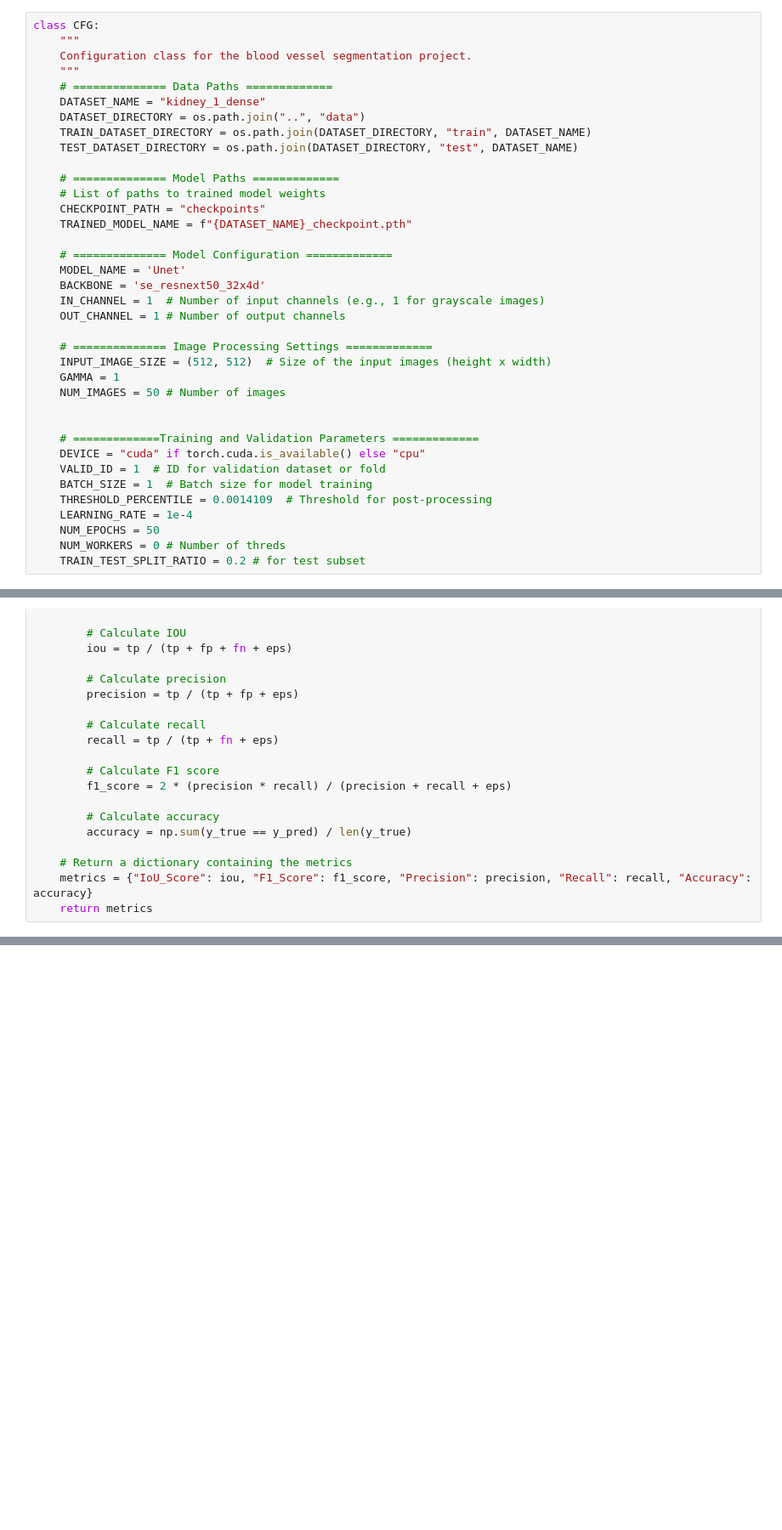
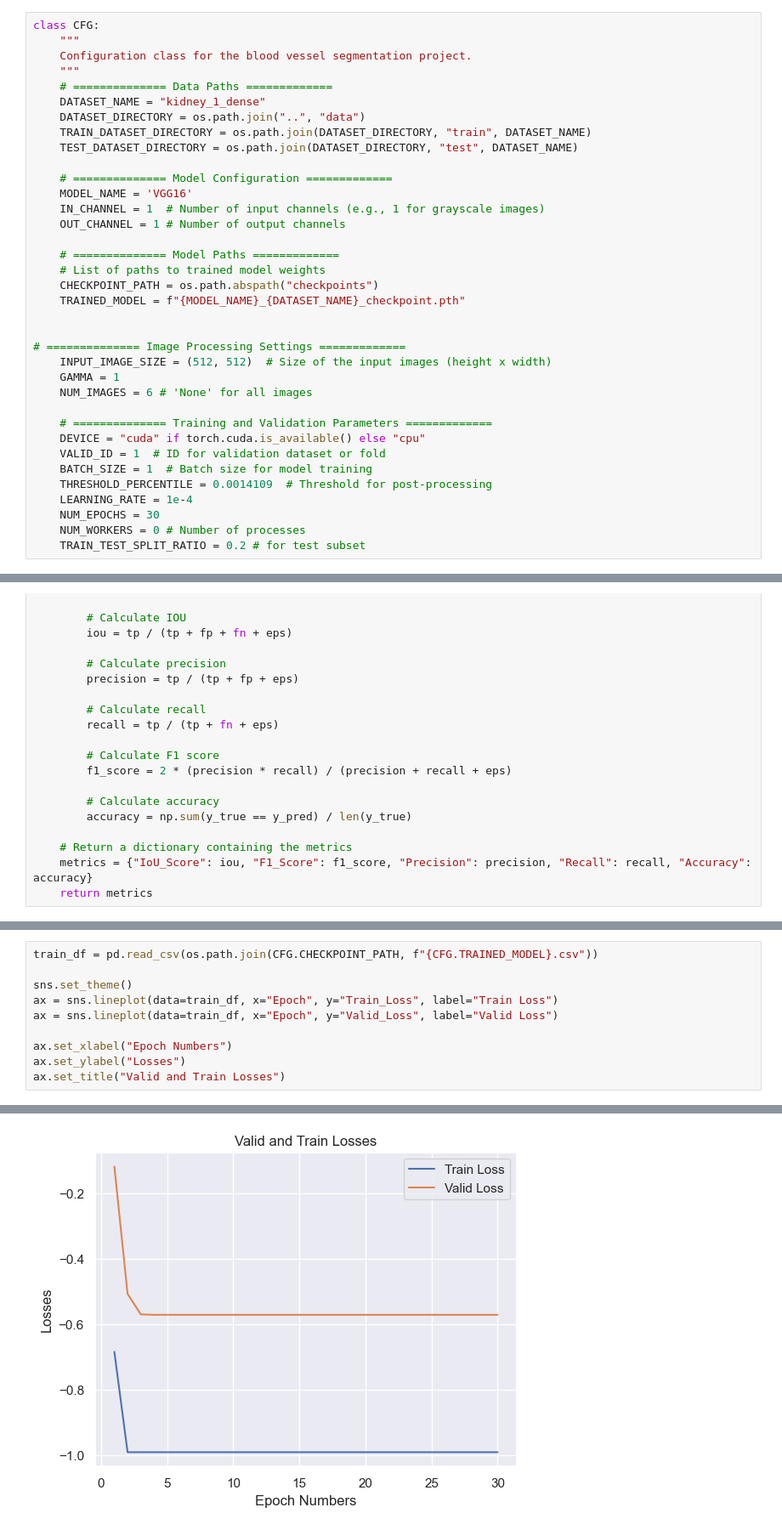
Before and after one commit to Kaggler-uofa/jin, a Jupyter notebook: dataset.ipynb, the cells around one changed output, grey strips where cells are left out. Shown at 85% size. Cells and saved outputs as stored; diff of their text form; blank space fills up the shorter version.

Commit message:
update train

```diff
--- a/dataset.ipynb
+++ b/dataset.ipynb
@@ -33,31 +34,30 @@ class CFG:
     TRAIN_DATASET_DIRECTORY = os.path.join(DATASET_DIRECTORY, "train", DATASET_NAME)
     TEST_DATASET_DIRECTORY = os.path.join(DATASET_DIRECTORY, "test", DATASET_NAME)
 
-    # ============== Model Paths =============
-    # List of paths to trained model weights
-    CHECKPOINT_PATH = "checkpoints"
-    TRAINED_MODEL_NAME = f"{DATASET_NAME}_checkpoint.pth"
-
     # ============== Model Configuration =============
-    MODEL_NAME = 'Unet'
-    BACKBONE = 'se_resnext50_32x4d'
+    MODEL_NAME = 'VGG16'
     IN_CHANNEL = 1  # Number of input channels (e.g., 1 for grayscale images)
     OUT_CHANNEL = 1 # Number of output channels
 
-    # ============== Image Processing Settings =============
+    # ============== Model Paths =============
+    # List of paths to trained model weights
+    CHECKPOINT_PATH = os.path.abspath("checkpoints")
+    TRAINED_MODEL = f"{MODEL_NAME}_{DATASET_NAME}_checkpoint.pth"
+
+
+# ============== Image Processing Settings =============
     INPUT_IMAGE_SIZE = (512, 512)  # Size of the input images (height x width)
     GAMMA = 1
-    NUM_IMAGES = 50 # Number of images
+    NUM_IMAGES = 6 # 'None' for all images
 
-
-    # =============Training and Validation Parameters =============
+    # ============== Training and Validation Parameters =============
     DEVICE = "cuda" if torch.cuda.is_available() else "cpu"
     VALID_ID = 1  # ID for validation dataset or fold
     BATCH_SIZE = 1  # Batch size for model training
     THRESHOLD_PERCENTILE = 0.0014109  # Threshold for post-processing
     LEARNING_RATE = 1e-4
-    NUM_EPOCHS = 50
-    NUM_WORKERS = 0 # Number of threds
+    NUM_EPOCHS = 30
+    NUM_WORKERS = 0 # Number of processes
     TRAIN_TEST_SPLIT_RATIO = 0.2 # for test subset
 # %% [markdown]
 # 2. Load Dataset
@@ -648,0 +720,11 @@ Epoch # 12
+# %%
+train_df = pd.read_csv(os.path.join(CFG.CHECKPOINT_PATH, f"{CFG.TRAINED_MODEL}.csv"))
+
+sns.set_theme()
+ax = sns.lineplot(data=train_df, x="Epoch", y="Train_Loss", label="Train Loss")
+ax = sns.lineplot(data=train_df, x="Epoch", y="Valid_Loss", label="Valid Loss")
+
+ax.set_xlabel("Epoch Numbers")
+ax.set_ylabel("Losses")
+ax.set_title("Valid and Train Losses")
+# %% [output]
@@ -648,0 +732 @@ Epoch # 12
+[figure, added]
```
Also changed, not shown: parts of 29 cells of this notebook, 1 other file.
